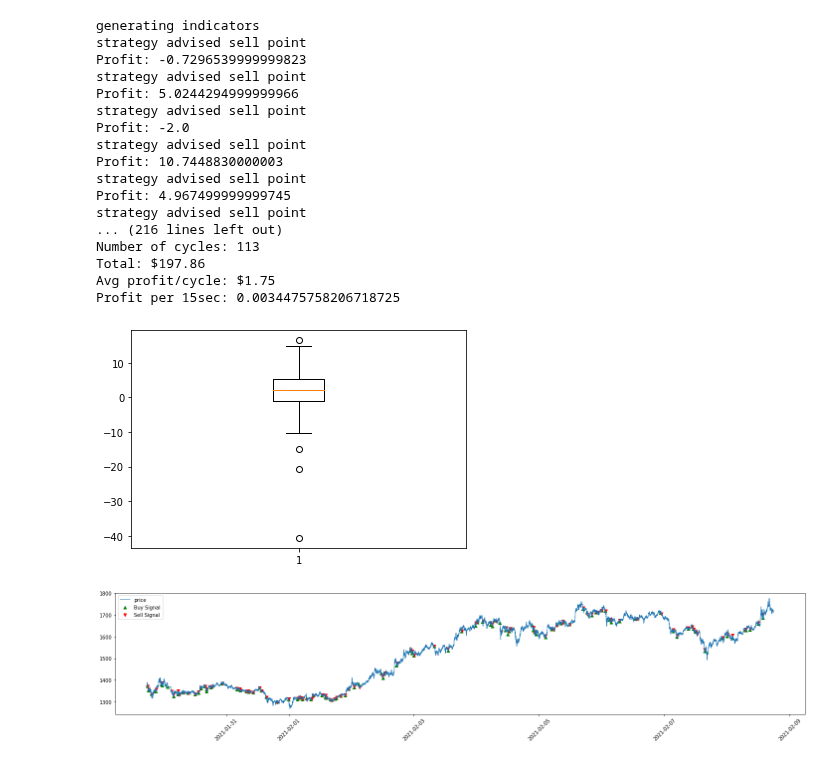
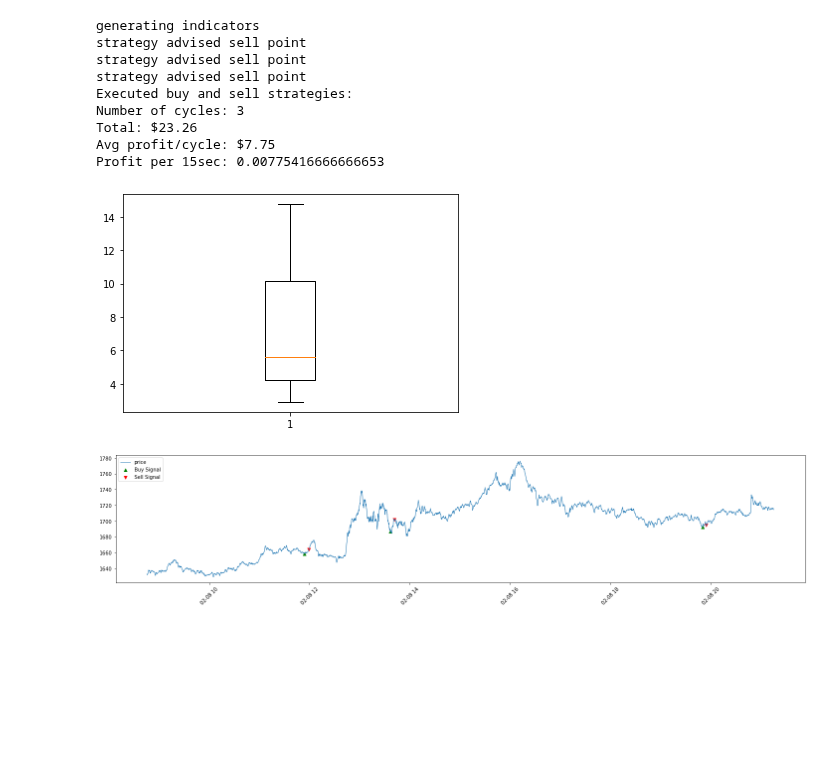
Before and after one commit to jsngalloway/night-trader, a Jupyter notebook: night_trader/strategies/strat_test.ipynb, the cells around one changed output. Saved outputs shown, nothing was run; the diff lists cells and outputs as text; code cells hidden in the pictures; blank space fills up the shorter version.

```diff
--- a/night_trader/strategies/strat_test.ipynb
+++ b/night_trader/strategies/strat_test.ipynb
@@ -12,6 +10,6 @@ ModuleNotFoundError: No module named 'strategies'
 # %%
 SYMBOL = 'ETH'
-from_csv = pd.read_csv(f'../../data/{SYMBOL}.csv')
+from_csv = pd.read_csv(f'../../data/{SYMBOL}.csv').tail(3000)
 df = from_csv.set_index(pd.DatetimeIndex(from_csv['begins_at'].values))
 df = df.rename(columns={"begins_at":"time", "open_price":"open", "close_price":"close", "low_price":"low", "high_price":"high"})
 df['average'] = df[['high','low']].mean(axis=1)
@@ -50,40 +48,32 @@ def plot(df, sigPriceBuy, sigPriceSell):
     plt.tight_layout()
     plt.show()
 # %%
-# strat = Strategy002()
-strat = StrategyBacd()
+strat = Strategy002()
+# strat = StrategyBacd()
 
 df = strat.generateIndicators(df)
 
 sigPriceBuy, sigPriceSell, cycles = calculate_when_to_trade(df, strat)
 
 print("Executed buy and sell strategies:")
 print(f"Number of cycles: {len(cycles)}")
 print(f"Total: ${sum(cycles):.2f}")
 if len(cycles):
     print(f"Avg profit/cycle: ${sum(cycles)/len(cycles):.2f}")
 print(f"Profit per 15sec: {sum(cycles)/len(df)}")
 
 plt.boxplot(cycles)
 plt.show()
 plot(df, sigPriceBuy, sigPriceSell)
 # %% [output]
 generating indicators
 strategy advised sell point
-Profit: -0.7296539999999823
 strategy advised sell point
-Profit: 5.0244294999999966
 strategy advised sell point
-Profit: -2.0
-strategy advised sell point
-Profit: 10.7448830000003
-strategy advised sell point
-Profit: 4.967499999999745
-strategy advised sell point
-... (216 lines left out)
-Number of cycles: 113
-Total: $197.86
-Avg profit/cycle: $1.75
-Profit per 15sec: 0.0034475758206718725
+Executed buy and sell strategies:
+Number of cycles: 3
+Total: $23.26
+Avg profit/cycle: $7.75
+Profit per 15sec: 0.00775416666666653
-[figure, old version]
+[figure, new version]
-[figure, old version]
+[figure, new version]
```
Also changed, not shown: parts of 1 cell of this notebook, 5 other files.
